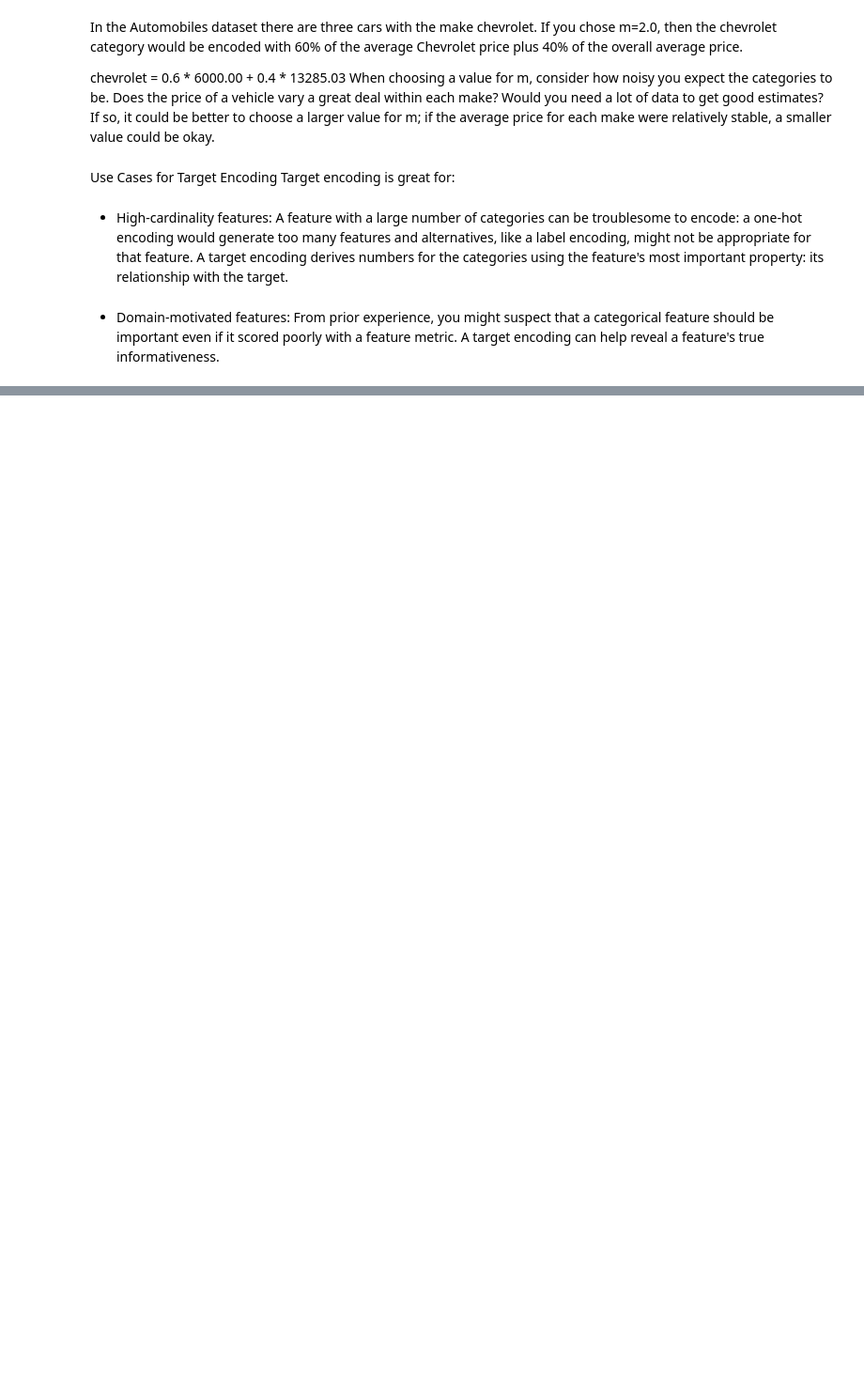
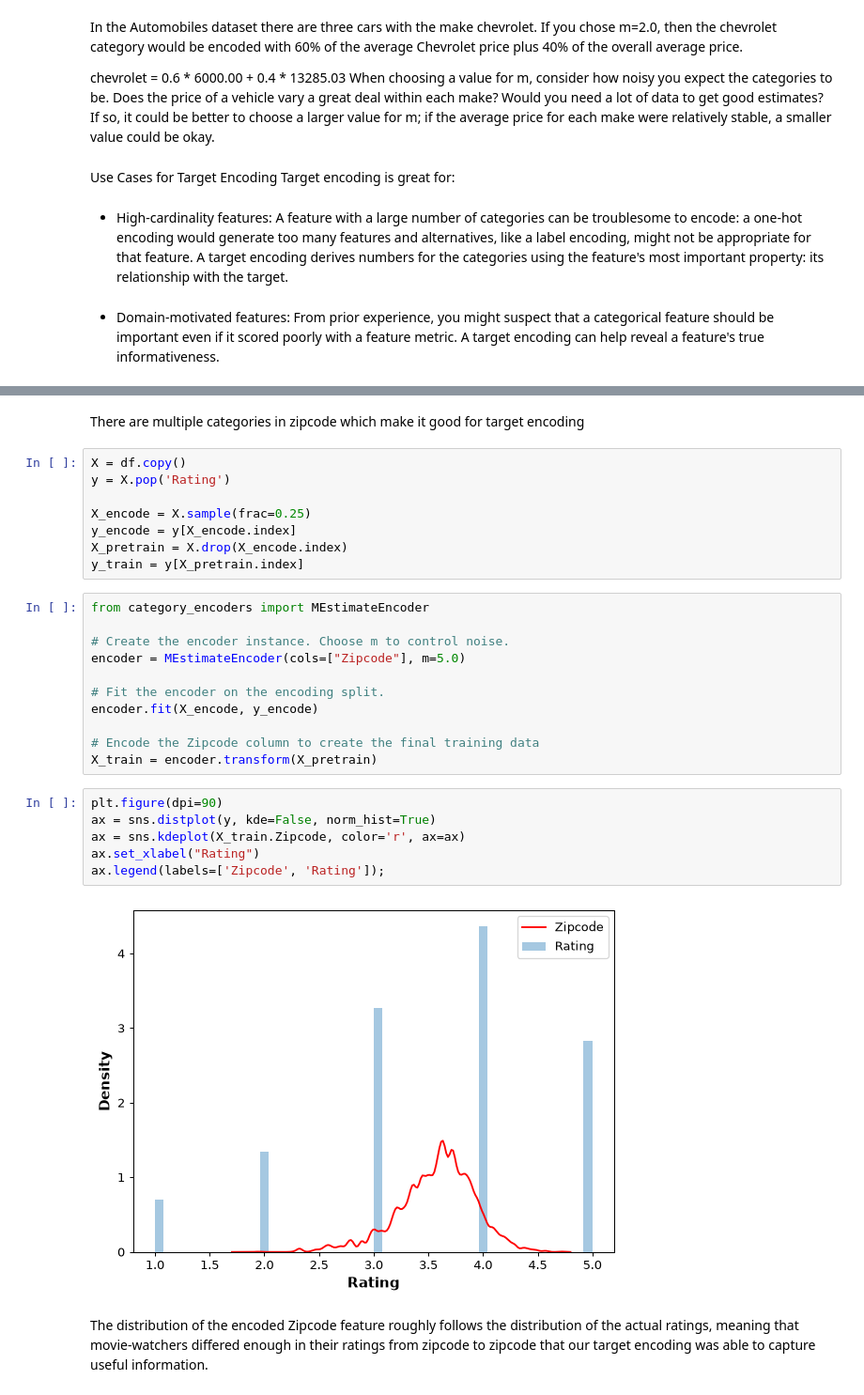
Before and after one commit to Muhammad-Awais-Tariq/Data-Preprocessing, a Jupyter notebook: Feature Engineering/feature_kaggle.ipynb, the cells around one changed output, grey strips where cells are left out. Shown at 94% size. Saved outputs shown, nothing was run; the diff lists cells and outputs as text; blank space fills up the shorter version.

Commit message:
added the target encoding

```diff
--- a/Feature Engineering/feature_kaggle.ipynb
+++ b/Feature Engineering/feature_kaggle.ipynb
@@ -645,0 +670,31 @@ Target encoding is great for:
+# %% [markdown]
+There are multiple categories in zipcode which make it good for target encoding
+# %%
+X = df.copy()
+y = X.pop('Rating')
+
+X_encode = X.sample(frac=0.25)
+y_encode = y[X_encode.index]
+X_pretrain = X.drop(X_encode.index)
+y_train = y[X_pretrain.index]
+# %%
+from category_encoders import MEstimateEncoder
+
+# Create the encoder instance. Choose m to control noise.
+encoder = MEstimateEncoder(cols=["Zipcode"], m=5.0)
+
+# Fit the encoder on the encoding split.
+encoder.fit(X_encode, y_encode)
+
+# Encode the Zipcode column to create the final training data
+X_train = encoder.transform(X_pretrain)
+# %%
+plt.figure(dpi=90)
+ax = sns.distplot(y, kde=False, norm_hist=True)
+ax = sns.kdeplot(X_train.Zipcode, color='r', ax=ax)
+ax.set_xlabel("Rating")
+ax.legend(labels=['Zipcode', 'Rating']);
+# %% [output]
+[figure, added]
+# %% [markdown]
+The distribution of the encoded Zipcode feature roughly follows the distribution of the actual ratings, meaning that movie-watchers differed enough in their ratings from zipcode to zipcode that our target encoding was able to capture useful information.
```
Also changed, not shown: parts of 1 cell of this notebook, 2 other files.
